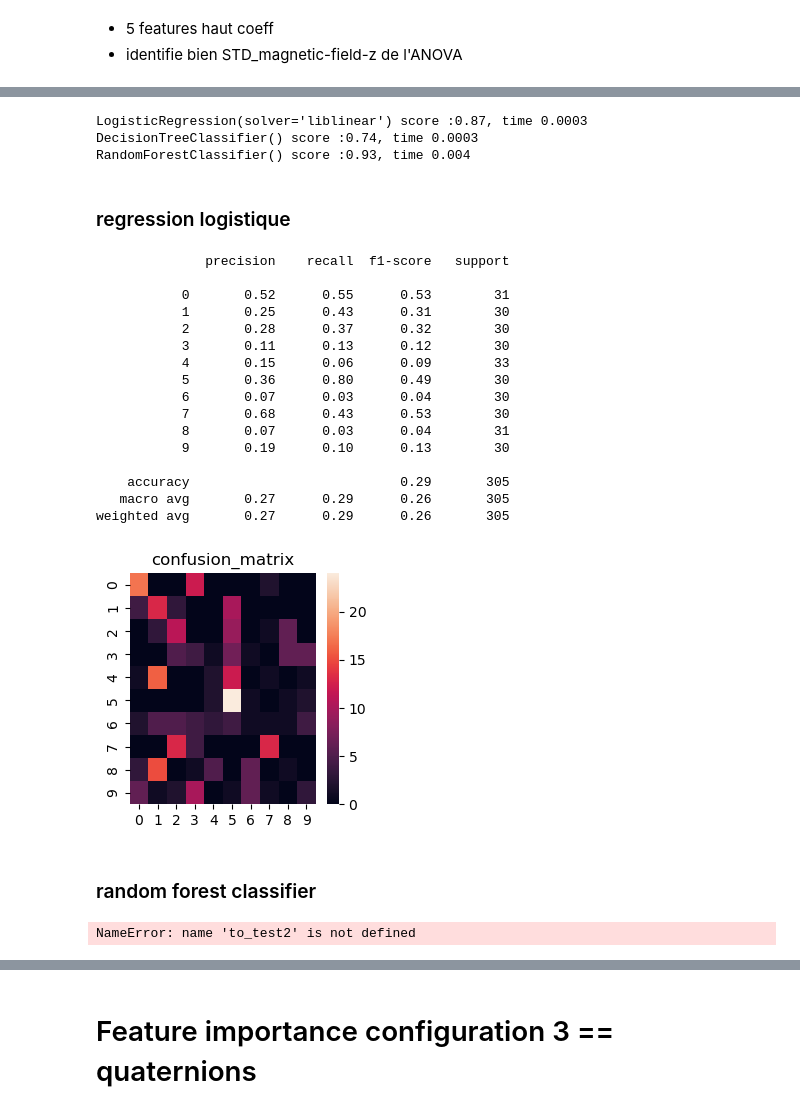
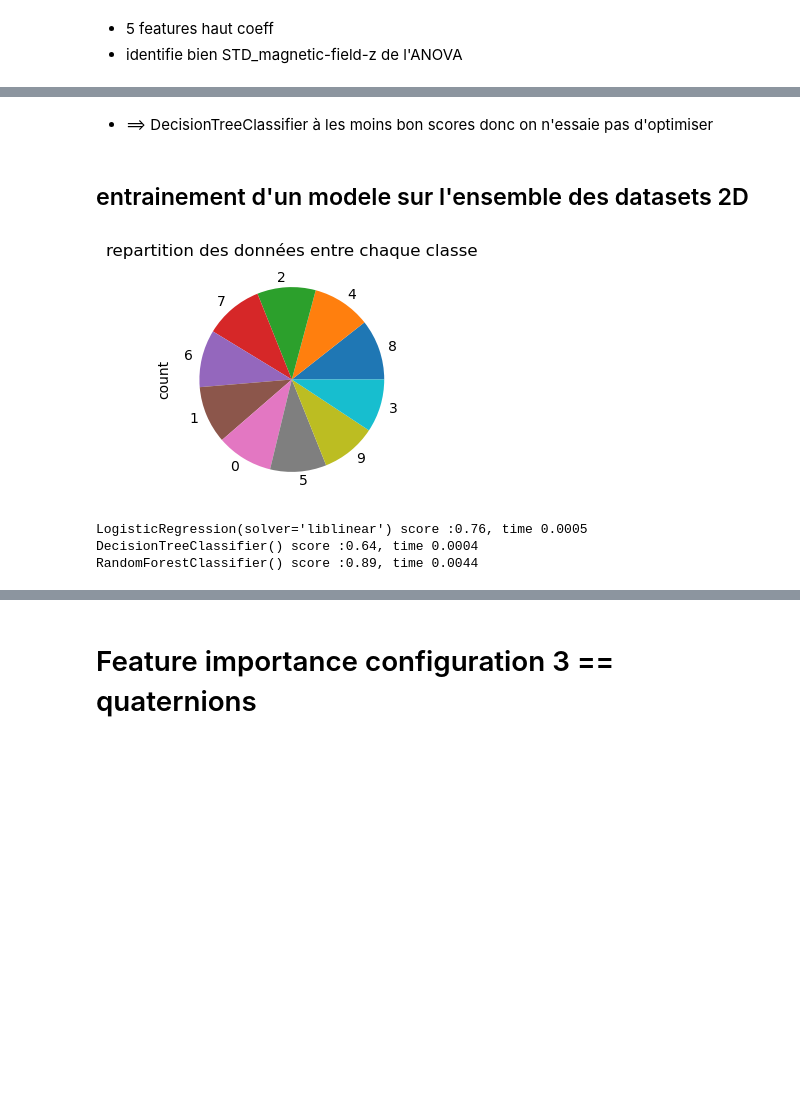
Before and after one commit to RCaz33/Time-series_Multiclass-classification_Reservoir-computing-INRIA, a Jupyter notebook: feature_importance.ipynb, the cells around one changed output, grey strips where cells are left out. Drawn from its saved outputs; the diff is of its cells as text; code cells hidden in the pictures; blank space fills up the shorter version.

```diff
--- a/feature_importance.ipynb
+++ b/feature_importance.ipynb
@@ -448,45 +497,23 @@ model_rfc = feat_importance_rfc(random_search, to_test, show=True)
+# %% [markdown]
+* ==> DecisionTreeClassifier à les moins bon scores donc on n'essaie pas d'optimiser
+# %% [markdown]
+## entrainement d'un modele sur l'ensemble des datasets 2D
+# %%
+to_test = load_data(directory = 'data/group3/config_1')#, drop_col=c_, drop_feat=f_)        # horizontal
+to_test1 = load_data('data/h_config1-lcb')#, drop_col=c_, drop_feat=f_)      # horizontal
+to_test2 = load_data('data/v_config1-lcb')#, drop_col=c_, drop_feat=f_)      # vertical
+#to_test3 = load_data('data/groupe1_groupe2', drop_col=c_, drop_feat=f_)  # 3D
+to_test4 = pd.concat([to_test,to_test1], axis=0) #, to_test2, to_test3], axis=0)
+
+plt.figure(figsize=(3,3))
+to_test4.label.value_counts().plot.pie()
+plt.title("repartition des données entre chaque classe")
+plt.show()
+# %% [output]
+[figure, added]
 # %%
-to_test1 = load_data('data/h_config1-lcb')
-X, y, X_train, X_test, y_train, y_test = test_models(to_test1)
+X, y, X_train, X_test, y_train, y_test, sc = test_models(to_test4)
 # %% [output]
-LogisticRegression(solver='liblinear') score :0.87, time 0.0003
-DecisionTreeClassifier() score :0.74, time 0.0003
-RandomForestClassifier() score :0.93, time 0.004
+LogisticRegression(solver='liblinear') score :0.76, time 0.0005
+DecisionTreeClassifier() score :0.64, time 0.0004
+RandomForestClassifier() score :0.89, time 0.0044
-# %% [markdown]
-### regression logistique
-# %%
-y_pred = model_lr.predict(X=sc.fit_transform(to_test1.drop("label", axis=1)))
-from sklearn.metrics import confusion_matrix
-plt.figure(figsize=(3,3))
-sns.heatmap(confusion_matrix(to_test1["label"], y_pred))
-plt.title("confusion_matrix")
-print(classification_report(to_test1["label"], y_pred))
-# %% [output]
-              precision    recall  f1-score   support
-
-           0       0.52      0.55      0.53        31
-           1       0.25      0.43      0.31        30
-           2       0.28      0.37      0.32        30
-           3       0.11      0.13      0.12        30
-           4       0.15      0.06      0.09        33
-           5       0.36      0.80      0.49        30
-           6       0.07      0.03      0.04        30
-           7       0.68      0.43      0.53        30
-           8       0.07      0.03      0.04        31
-           9       0.19      0.10      0.13        30
-
-    accuracy                           0.29       305
-   macro avg       0.27      0.29      0.26       305
-weighted avg       0.27      0.29      0.26       305
-[figure, removed]
-# %% [markdown]
-### random forest classifier
-# %%
-y_pred = model_rfc.predict(X=sc.fit_transform(to_test1.drop("label", axis=1)))
-from sklearn.metrics import confusion_matrix
-plt.figure(figsize=(3,3))
-sns.heatmap(confusion_matrix(to_test1["label"], y_pred))
-plt.title("confusion_matrix")
-print(classification_report(to_test1["label"], y_pred))
-# %% [output]
-NameError: name 'to_test2' is not defined
```
Also changed, not shown: parts of 46 cells of this notebook, 6 other files.
